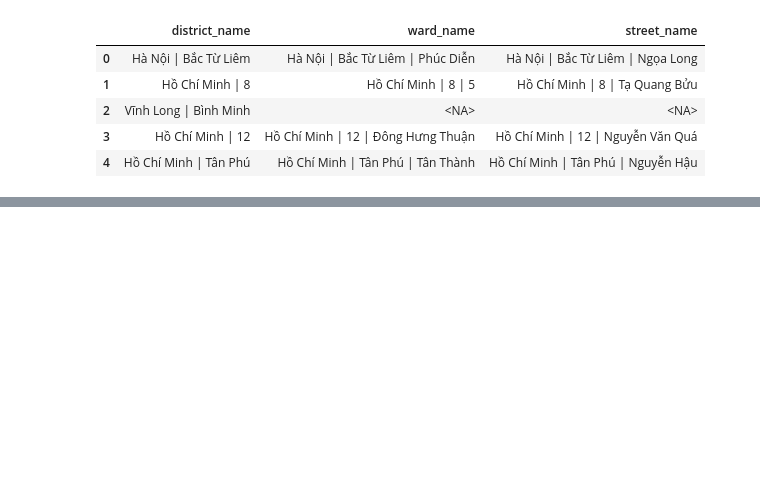
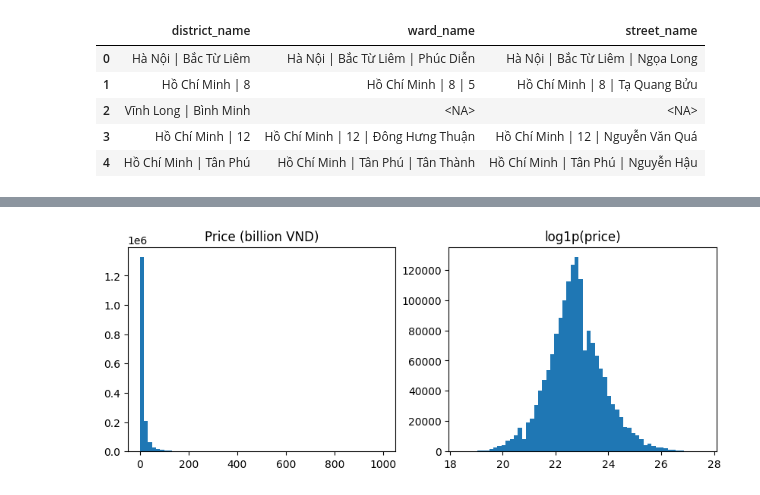
Before and after one commit to kahn-29/261-Programming-for-AI-and-DS, a Jupyter notebook: notebooks/03_features_engineering.ipynb, the cells around one changed output, grey strips where cells are left out. Cells and saved outputs as stored; diff of their text form; code cells hidden in the pictures; blank space fills up the shorter version.

```diff
--- a/notebooks/03_features_engineering.ipynb
+++ b/notebooks/03_features_engineering.ipynb
@@ -36,0 +56,2 @@ df[["district_name", "ward_name", "street_name"]].head()
+# %%
+df[CATEGORICAL] = df[CATEGORICAL].astype("string").fillna("missing")
@@ -36,0 +66,15 @@ df[["district_name", "ward_name", "street_name"]].head()
+# %%
+PRICE_CLAUSE = r"(?:^|(?<=[.,;!?\n]))[^.,;!?\n]*\b(?:giá|tỷ|tỉ|triệu|tr|vnd|vnđ|usd)\b[^.,;!?\n]*"
+
+raw_text = df["name"].fillna("") + ". " + df["description"].fillna("")
+before = raw_text.head(3).copy()
+
+raw_text = raw_text.str.lower()
+raw_text = raw_text.str.replace("[phone_number]", " ", regex=False)
+raw_text = raw_text.str.replace(PRICE_CLAUSE, " ", regex=True)   # clauses that mention a price
+raw_text = raw_text.str.replace(r"\w*\d\w*", " ", regex=True)    # words that contain digits
+df["text"] = raw_text.str.replace(r"\s+", " ", regex=True).str.strip()
+del raw_text
+
+pd.set_option("display.max_colwidth", 300)
+pd.DataFrame({"before": before, "after": df["text"].head(3)})
@@ -36,0 +86,2 @@ df[["district_name", "ward_name", "street_name"]].head()
+# %%
+df = df.drop(columns=["name", "description"])
@@ -36,0 +93,8 @@ df[["district_name", "ward_name", "street_name"]].head()
+# %%
+df = df.sort_values("published_at").reset_index(drop=True)
+
+n = len(df)
+n_train, n_val = int(0.70 * n), int(0.15 * n)
+df["split"] = np.repeat(["train", "val", "test"], [n_train, n_val, n - n_train - n_val])
+
+df.groupby("split")["published_at"].agg(["count", "min", "max"])
@@ -36,0 +111,11 @@ df[["district_name", "ward_name", "street_name"]].head()
+# %%
+train_price = df.loc[df["split"] == "train", "price"]
+
+fig, axes = plt.subplots(1, 2, figsize=(10, 3.5))
+axes[0].hist(train_price / 1e9, bins=60)
+axes[0].set_title("Price (billion VND)")
+axes[1].hist(np.log1p(train_price), bins=60)
+axes[1].set_title("log1p(price)")
+plt.show()
+# %% [output]
+[figure, added]
```
Also changed, not shown: parts of 26 cells of this notebook, 47 other files.
